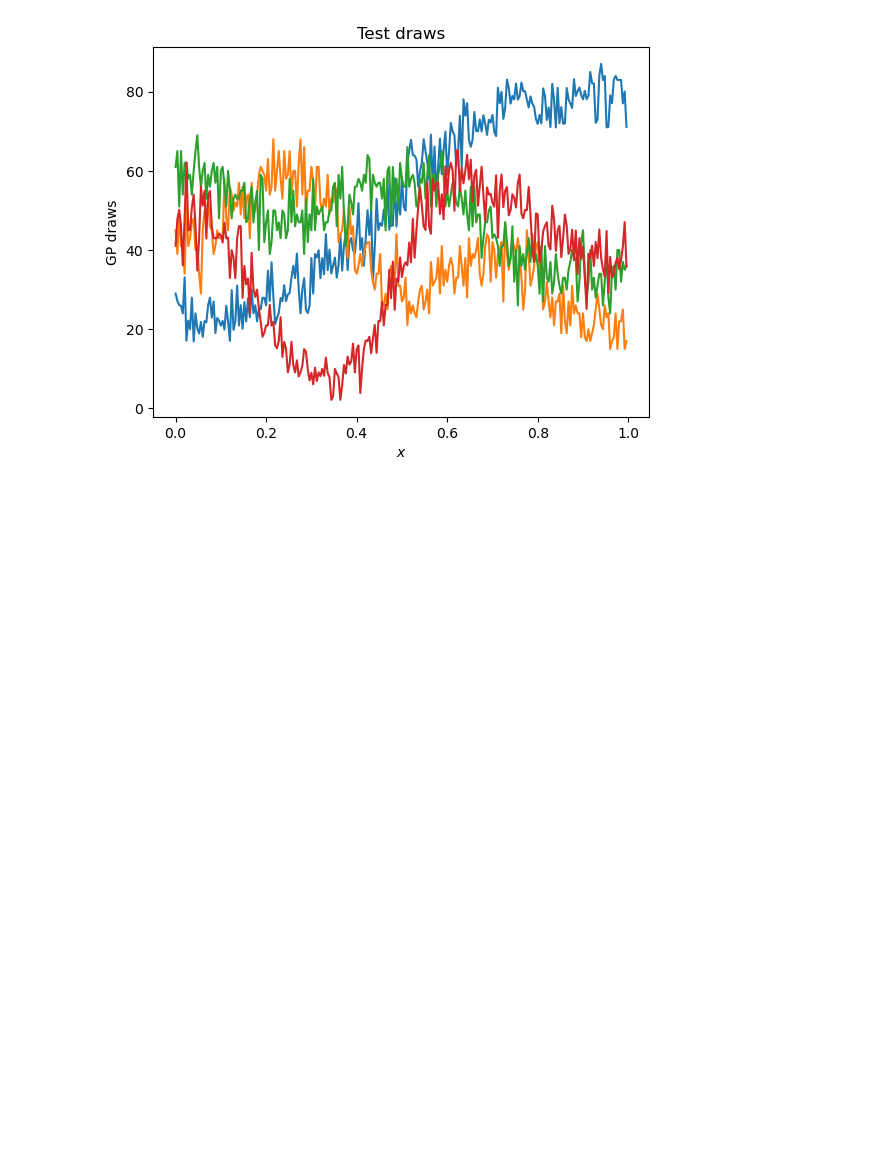
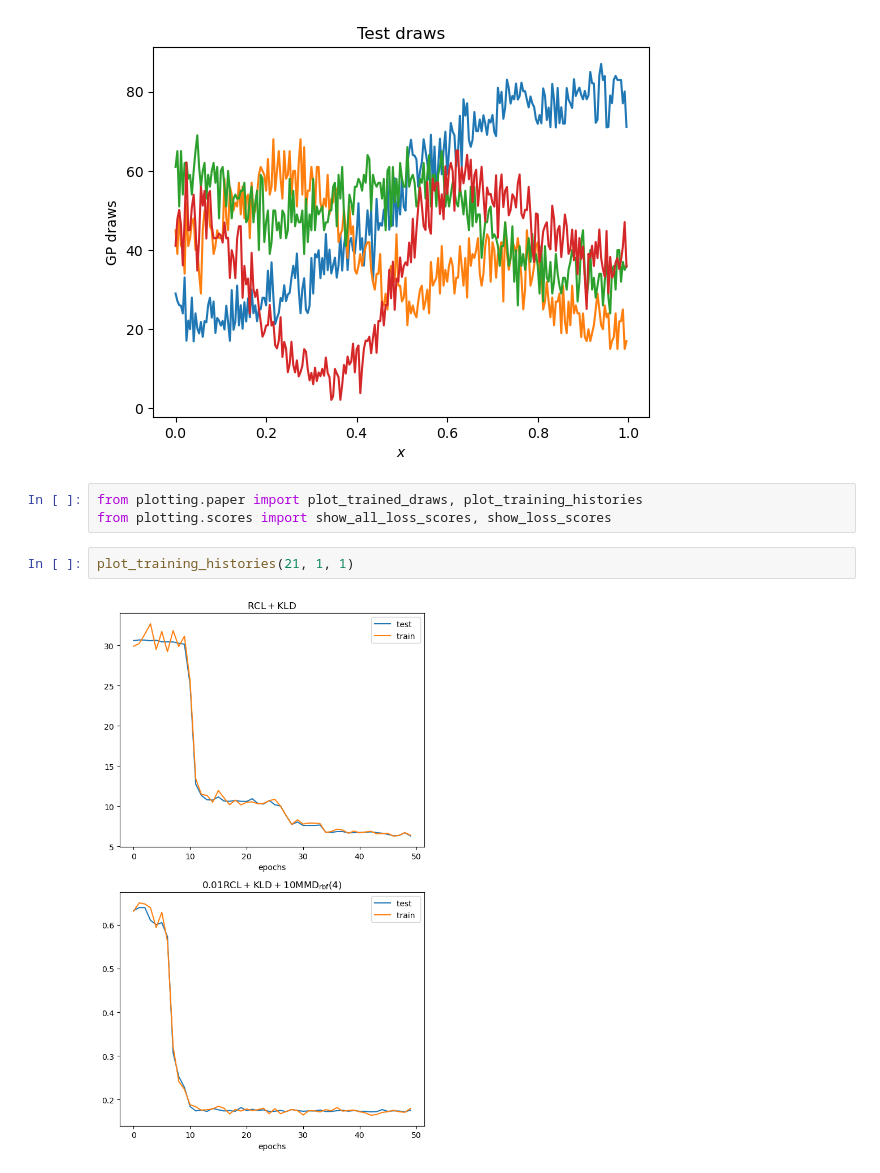
Before and after one commit to mtcairneyleeming/4yp, a Jupyter notebook: 21_synthetic_data.ipynb, the cells around one changed output. Cells and saved outputs as stored; diff of their text form; blank space fills up the shorter version.

Commit message:
21 initial plotting

```diff
--- a/21_synthetic_data.ipynb
+++ b/21_synthetic_data.ipynb
@@ -54,3 +54,10 @@ Starting, need 4
 Looped: gen 4/4 , elapsed: 1.9026172161102295, last batch in 1.9026172161102295
 Used 4, total time = 1.9026172161102295
 [figure]
+# %%
+from plotting.paper import plot_trained_draws, plot_training_histories
+from plotting.scores import show_all_loss_scores, show_loss_scores
+# %%
+plot_training_histories(21, 1, 1)
+# %% [output]
+[figure, added]
```
Also changed, not shown: parts of 2 cells of this notebook, 3 other files.
